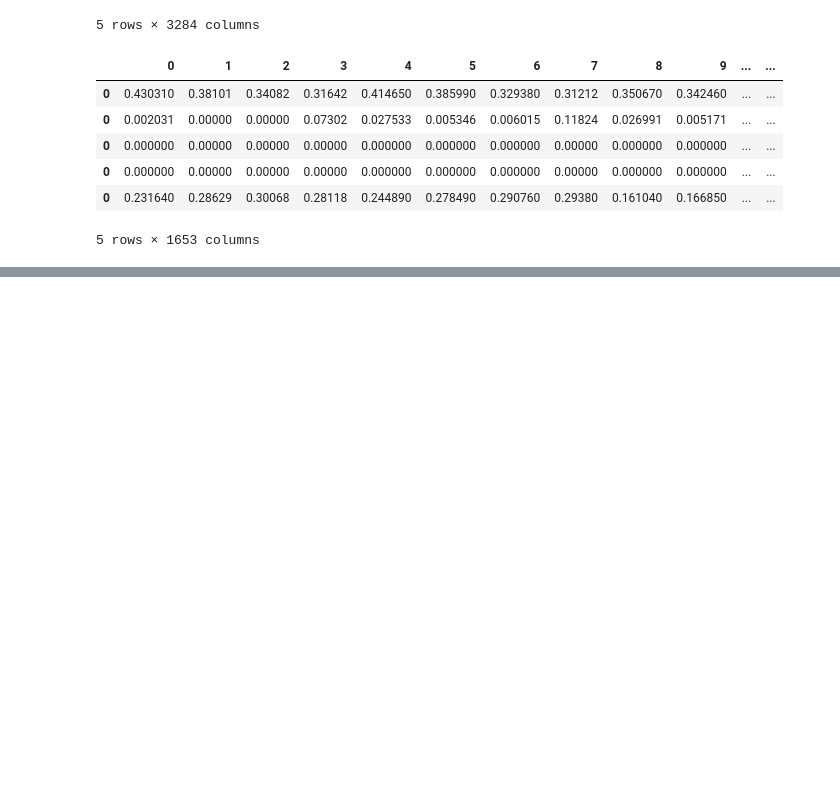
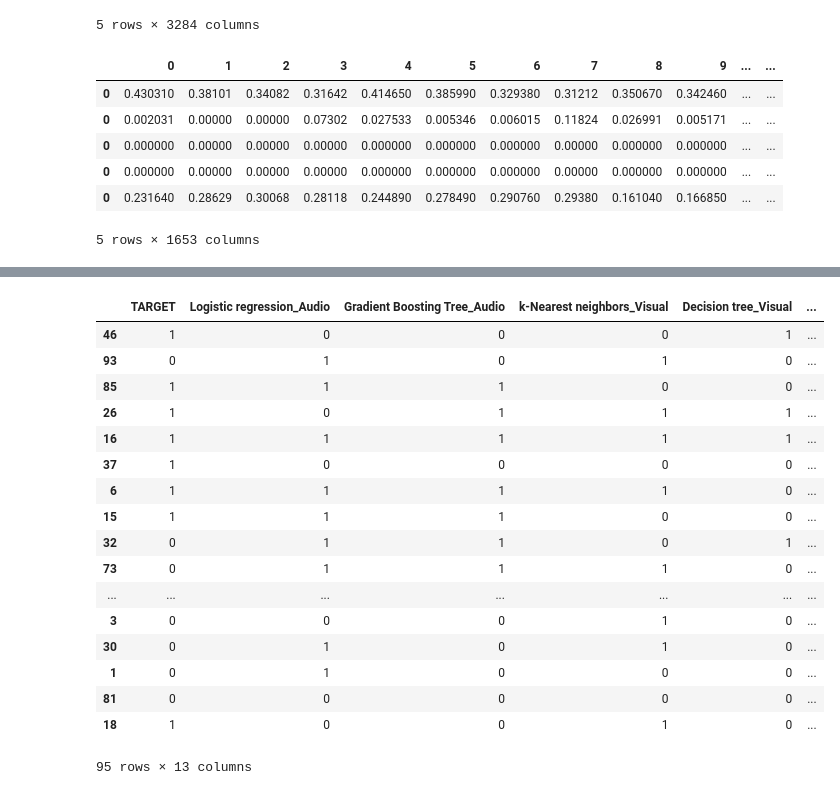
Before and after one commit to freecraver/tud_mmc_eval, a Jupyter notebook: TUD-MMC.ipynb, the cells around one changed output, grey strips where cells are left out. Saved outputs shown, nothing was run; the diff lists cells and outputs as text; code cells hidden in the pictures; blank space fills up the shorter version.

Commit message:
added option to predict whole dataset (not only test data)

```diff
--- a/TUD-MMC.ipynb
+++ b/TUD-MMC.ipynb
@@ -374,4 +417,4 @@ class Evaluator:
 dw = DataWrapper(df_audio_train, df_vis_train, df_txt_train, df_meta_train, df_targets_train)
 dw.generate_subspace()
 ev = Evaluator(dw, use_meta=False) # TODO preprocessing for meta needs to be done
-df_cvs, df_res = ev.cv(verbose=False)
+ow = ev.cv(verbose=False, predict_all=True)
@@ -407,0 +451,21 @@ df_res[0]
+# %%
+ow.df_res_all[0]
+# %% [output]
+|  | TARGET | Logistic regression_Audio | Gradient Boosting Tree_Audio | k-Nearest neighbors_Visual | Decision tree_Visual | ... |
+| 46 | 1 | 0 | 0 | 0 | 1 | ... |
+| 93 | 0 | 1 | 0 | 1 | 0 | ... |
+| 85 | 1 | 1 | 1 | 0 | 0 | ... |
+| 26 | 1 | 0 | 1 | 1 | 1 | ... |
+| 16 | 1 | 1 | 1 | 1 | 1 | ... |
+| 37 | 1 | 0 | 0 | 0 | 0 | ... |
+| 6 | 1 | 1 | 1 | 1 | 0 | ... |
+| 15 | 1 | 1 | 1 | 0 | 0 | ... |
+| 32 | 0 | 1 | 1 | 0 | 1 | ... |
+| 73 | 0 | 1 | 1 | 1 | 0 | ... |
+| ... | ... | ... | ... | ... | ... | ... |
+| 3 | 0 | 0 | 0 | 1 | 0 | ... |
+| 30 | 0 | 1 | 0 | 1 | 0 | ... |
+| 1 | 0 | 1 | 0 | 0 | 0 | ... |
+| 81 | 0 | 0 | 0 | 0 | 0 | ... |
+| 18 | 1 | 0 | 0 | 1 | 0 | ... |
+95 rows × 13 columns
```
Also changed, not shown: parts of 5 cells of this notebook.
